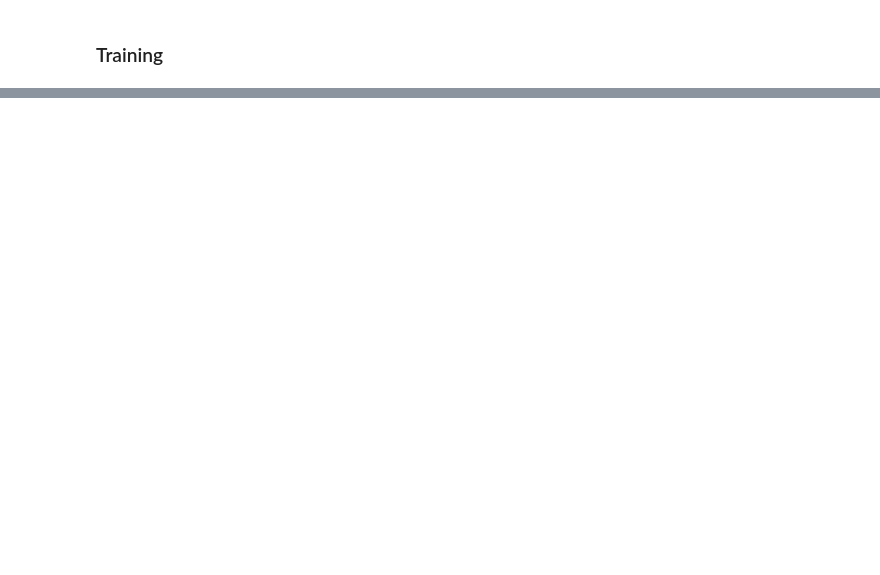
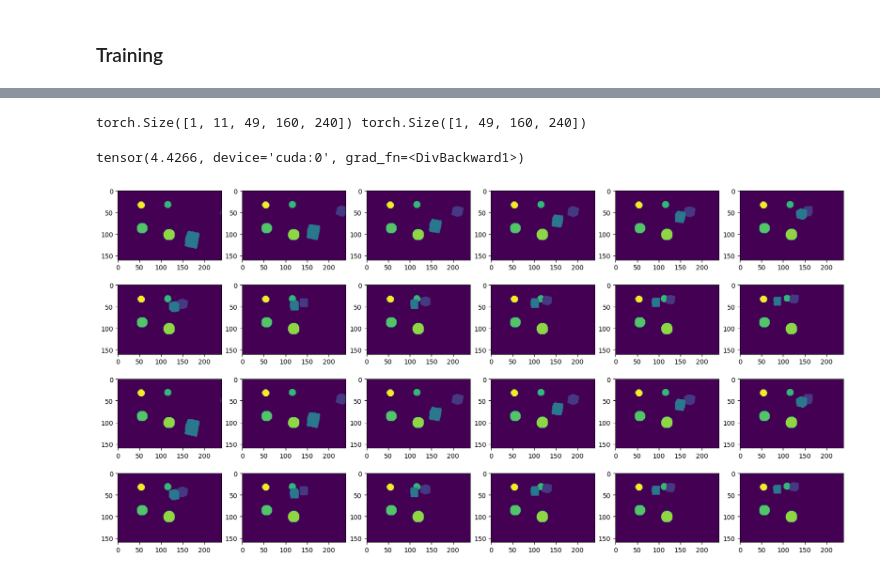
Before and after one commit to swappysh/FutureFramesDL, a Jupyter notebook: segmentation.ipynb, the cells around one changed output, grey strips where cells are left out. Saved outputs shown, nothing was run; the diff lists cells and outputs as text; code cells hidden in the pictures; blank space fills up the shorter version.

```diff
--- a/segmentation.ipynb
+++ b/segmentation.ipynb
@@ -230,3 +330,3 @@ early_stopper = EarlyStopper(patience=10, min_delta=0.001)
 # %%
-# load pre-trained model
-segmodel.load_state_dict(torch.load('best_model.pth', map_location=torch.device('cpu')))
+# # load pre-trained model
+# segmodel.load_state_dict(torch.load('best_model.pth', map_location=torch.device(device)))
@@ -641,6 +679,7 @@ class ConvLSTM(nn.Module):
                 h, c = self.cell_list[layer_idx](input_tensor=cur_layer_input[:, t, :, :, :],
                                                  cur_state=[h, c])
                 output_inner.append(h)
+            # print(f"layer_idx {layer_idx}, h {h.shape}, c {c.shape}")
 
             layer_output = torch.stack(output_inner, dim=1)
             cur_layer_input = layer_output
@@ -650,7 +689,11 @@ class ConvLSTM(nn.Module):
 
         if not self.return_all_layers:
             layer_output_list = layer_output_list[-1:]
-            # last_state_list = last_state_list[-1:]
+            last_state_list = last_state_list[-1:]
+        # print("layer_output_list", layer_output_list[-1].shape)
+        # print("last_state_list", last_state_list[-1][0].shape)
+        # print(f"self.num_layers {self.num_layers}, self.hidden_dim {self.hidden_dim}")
+        # print(f"self.cell_list {self.cell_list[-1].hidden_dim}")
 
         return layer_output_list, last_state_list
 
@@ -949,0 +945,40 @@ Validation Loss: 1186.48, Mean Accuracy: 0.0013
+# %%
+x, y = next(iter(trick_loader))
+x = x.view(-1, 3, x.shape[3], x.shape[4]).to(device)
+x = model.segmodel(x)
+x = x.view(-1, 11, x.shape[1], x.shape[2], x.shape[3]).to(device)
+
+# y = y.view(-1, 3, y.shape[2], y.shape[3]).to(device)
+y = model.segmodel(y.to(device))
+# y = y.view(-1, y.shape[1], y.shape[2], y.shape[3]).to(device)
+print(x.shape, y.shape)
+
+# x = x.view(-1, 3, x.shape[3], x.shape[4])
+# x = self.segmodel(x)
+# x = x.view(-1, 11, x.shape[1], x.shape[2], x.shape[3])
+
+# masks = self.segmodel(masks)
+# %% [output]
+torch.Size([1, 11, 49, 160, 240]) torch.Size([1, 49, 160, 240])
+# %%
+print(nn.CrossEntropyLoss()(output[0], y.softmax(dim=1)))
+# %% [output]
+tensor(4.4266, device='cuda:0', grad_fn=<DivBackward1>)
+# %%
+_, axis = plt.subplots(4, 6, figsize=(20, 10))
+for i in range(11):
+    axis[i//6, i%6].imshow(x[0, i, :, :, :].softmax(dim=0).argmax(dim=0).cpu().numpy())
+# axis[1, 5].imshow(y[0, :, :, :].argmax(dim=0).cpu().numpy())
+axis[1, 5].imshow(y.softmax(dim=1)[0].softmax(dim=0).argmax(dim=0).cpu().numpy())
+
+labels, target = next(iter(labeled_loader))
+# print(labels.shape)
+for i in range(11):
+    # print(labels[0].shape)
+    # axis[2+ i//6, i%6].imshow(labels[0, i, :, :].cpu().numpy())
+    axis[2+ i//6, i%6].imshow(F.one_hot(labels[0, i, :, :].long(), num_classes=49).permute(2, 0, 1).argmax(dim=0).cpu().numpy())
+# axis[3, 5].imshow(target[0, :, :].cpu().numpy())
+axis[3, 5].imshow(F.one_hot(target[0, :, :].long(), num_classes=49).permute(2, 0, 1).float().argmax(dim=0).cpu().numpy())
+plt.show()
+# %% [output]
+[figure, added]
```
Also changed, not shown: parts of 63 cells of this notebook.
